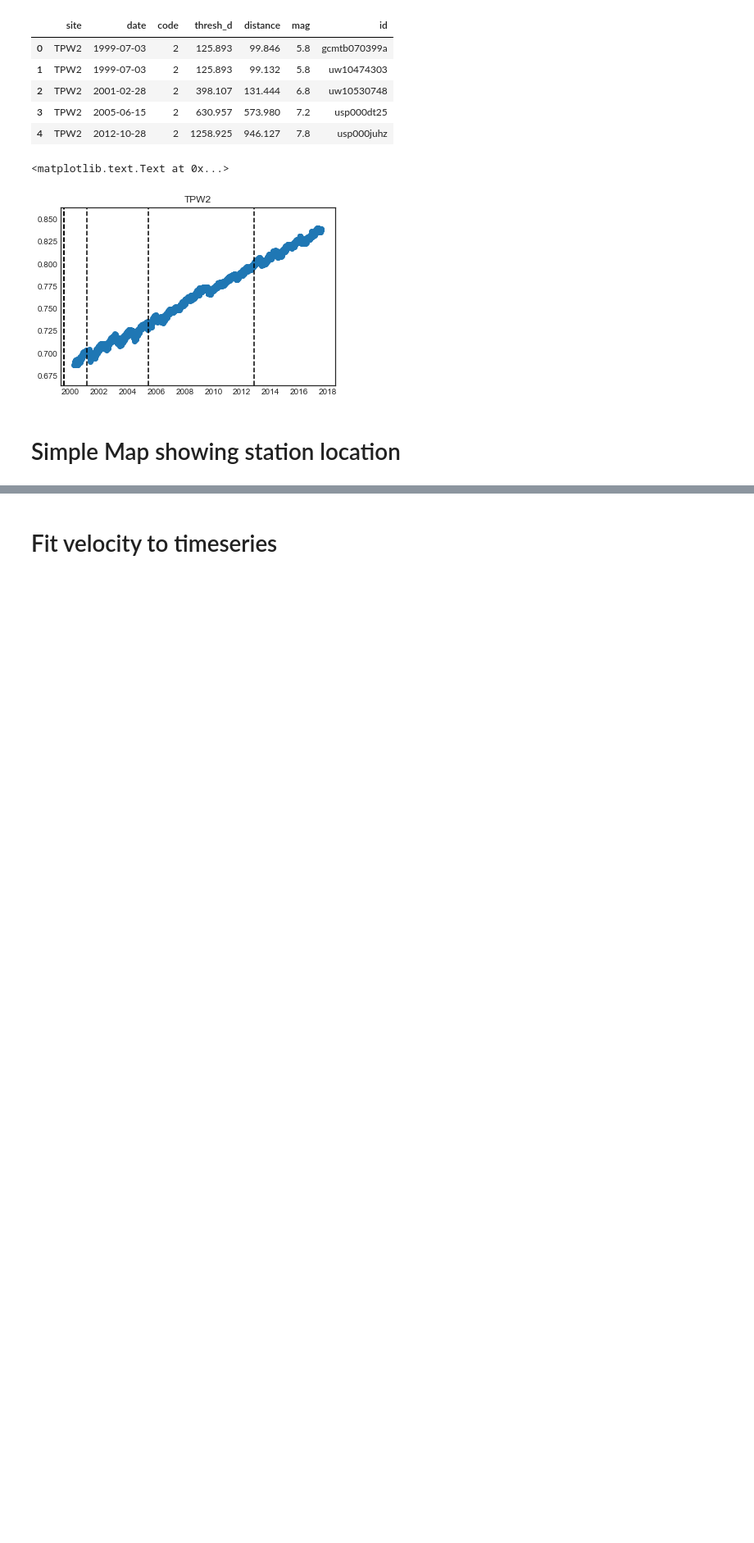
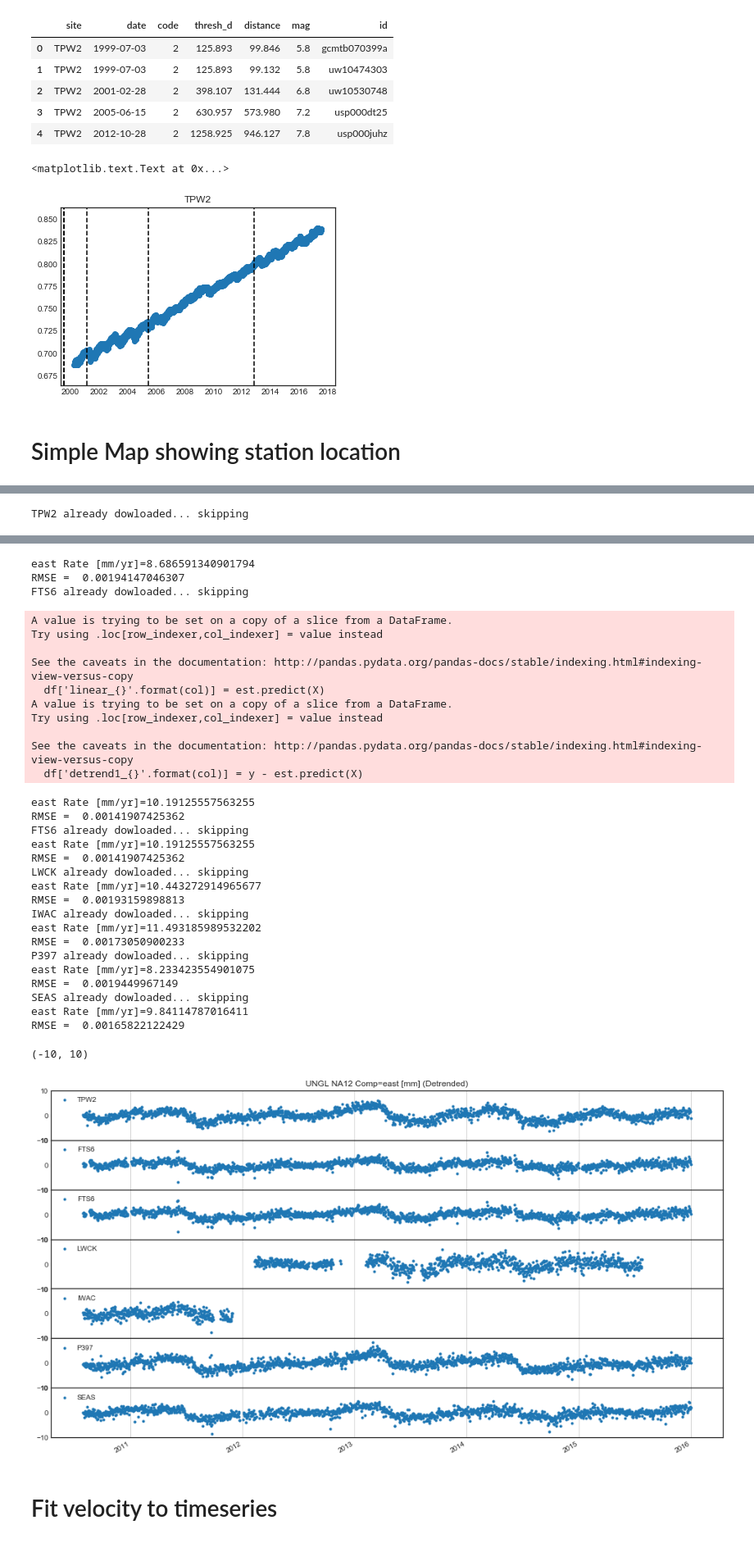
Before and after one commit to scottyhq/gpstools, a Jupyter notebook: Demo_UNGL.ipynb, the cells around one changed output, grey strips where cells are left out. Shown: that part at 82% size. Drawn from its saved outputs; the diff is of its cells as text; code cells hidden in the pictures; blank space fills up the shorter version.

```diff
--- a/Demo_UNGL.ipynb
+++ b/Demo_UNGL.ipynb
@@ -141,0 +245,22 @@ gl.yformatter = LATITUDE_FORMATTER
+# %%
+# Same plot, detrend the data
+sites = ['TPW2', 'FTS6', 'FTS6', 'LWCK', 'IWAC', 'P397', 'SEAS'] #less than 30km
+comp = 'east'
+fig,axes = plt.subplots(len(sites),1, sharex=True, sharey=True, figsize=(17,10))
+for i,site in enumerate(sites):
+    ax = axes[i]
+    tenv3 = gps.ungl.download_data(site, refframe, overwrite=False, outdir=os.environ['GPS_DATA'])
+    tmp = gps.ungl.load_tenv3(tenv3)
+    #tmp = tmp['2010/01/01':'2017/06/01']#specific time range
+    tmp = gps.analysis.do_detrend(tmp, comp, start='2010/08/01', end='2016/01/01')
+    ax.scatter(tmp.index, tmp['detrend1_'+comp]*1e3,marker='.',label=site)
+    ax.legend(loc='upper left')
+    ax.grid(axis='x')
+
+axes[0].set_title('UNGL NA12 Comp={} [mm] (Detrended)'.format(comp))
+fig.subplots_adjust(hspace=0, wspace=0)
+fig.autofmt_xdate()
+
+plt.ylim(-10,10)
+# %% [output]
+TPW2 already dowloaded... skipping
@@ -142,2 +277,34 @@ gl.yformatter = LATITUDE_FORMATTER
+east Rate [mm/yr]=8.686591340901794
+RMSE =  0.00194147046307
+FTS6 already dowloaded... skipping
+A value is trying to be set on a copy of a slice from a DataFrame.
+Try using .loc[row_indexer,col_indexer] = value instead
+
+See the caveats in the documentation: http://pandas.pydata.org/pandas-docs/stable/indexing.html#indexing-view-versus-copy
+  df['linear_{}'.format(col)] = est.predict(X)
+A value is trying to be set on a copy of a slice from a DataFrame.
+Try using .loc[row_indexer,col_indexer] = value instead
+
+See the caveats in the documentation: http://pandas.pydata.org/pandas-docs/stable/indexing.html#indexing-view-versus-copy
+  df['detrend1_{}'.format(col)] = y - est.predict(X)
+east Rate [mm/yr]=10.19125557563255
+RMSE =  0.00141907425362
+FTS6 already dowloaded... skipping
+east Rate [mm/yr]=10.19125557563255
+RMSE =  0.00141907425362
+LWCK already dowloaded... skipping
+east Rate [mm/yr]=10.443272914965677
+RMSE =  0.00193159898813
+IWAC already dowloaded... skipping
+east Rate [mm/yr]=11.493185989532202
+RMSE =  0.00173050900233
+P397 already dowloaded... skipping
+east Rate [mm/yr]=8.233423554901075
+RMSE =  0.0019449967149
+SEAS already dowloaded... skipping
+east Rate [mm/yr]=9.84114787016411
+RMSE =  0.00165822122429
+(-10, 10)
+[figure, added]
 # %% [markdown]
 # Fit velocity to timeseries
```
Also changed, not shown: parts of 17 cells of this notebook, 8 other files.
